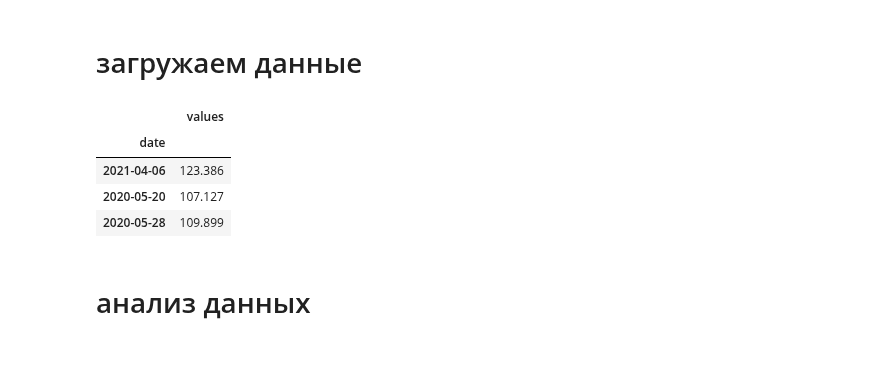
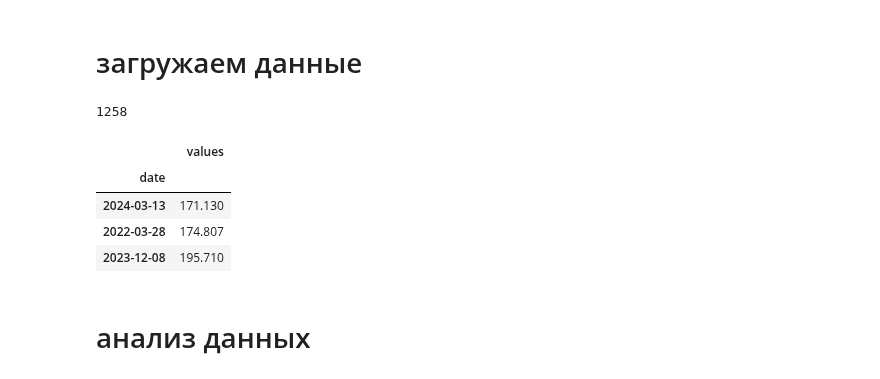
Before and after one commit to mechanoid5/ml_lectorium_2024_I, a Jupyter notebook: examples/22-time-series/03-regr-fet.ipynb, the cells around one changed output. Cells and saved outputs as stored; diff of their text form; code cells hidden in the pictures.

```diff
--- a/examples/22-time-series/03-regr-fet.ipynb
+++ b/examples/22-time-series/03-regr-fet.ipynb
@@ -28,11 +28,13 @@ import matplotlib.pyplot as plt
 # Data from Google Finance
 
 from pandas_datareader.data import DataReader
-# df = DataReader("AAPL", "stooq")
+df = DataReader("AAPL", "stooq")
 # df = DataReader("GS", "stooq")
-df = DataReader("IBM", 'stooq').reset_index()
-df = df[['Date','Close']].rename(columns={'Close':'values','Date':'date'})
+#df = DataReader("IBM", 'stooq')
+df = df.reset_index()[['Date','Close']].rename(columns={'Close':'values','Date':'date'})
 df = df.set_index('date').sort_index()
+
+# df = df['values'].rolling(window=7*4).mean().dropna().to_frame().sort_index()
 # %%
 # # monthly totals of a US airline passengers from 1949 to 1960
 # #
@@ -49,13 +51,15 @@ df = df.set_index('date').sort_index()
 # df = df[['#Passengers']].rename(columns={'#Passengers':'values'})
 # df = df.sort_index()
 # %%
+display(len(df))
 display(df.sample(3))
 # %% [output]
+1258
 |  | values |
 | date |  |
-| 2021-04-06 | 123.386 |
-| 2020-05-20 | 107.127 |
-| 2020-05-28 | 109.899 |
+| 2024-03-13 | 171.130 |
+| 2022-03-28 | 174.807 |
+| 2023-12-08 | 195.710 |
 # %% [markdown]
 # анализ данных
 # %% [markdown]
```
Also changed, not shown: parts of 21 cells of this notebook, 3 other files.
